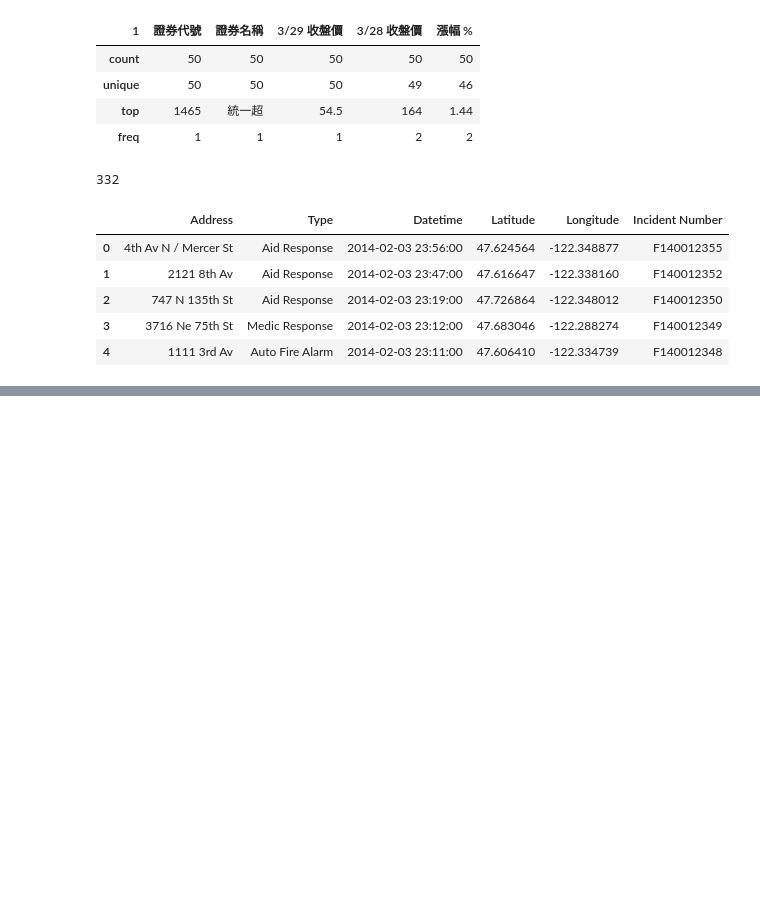
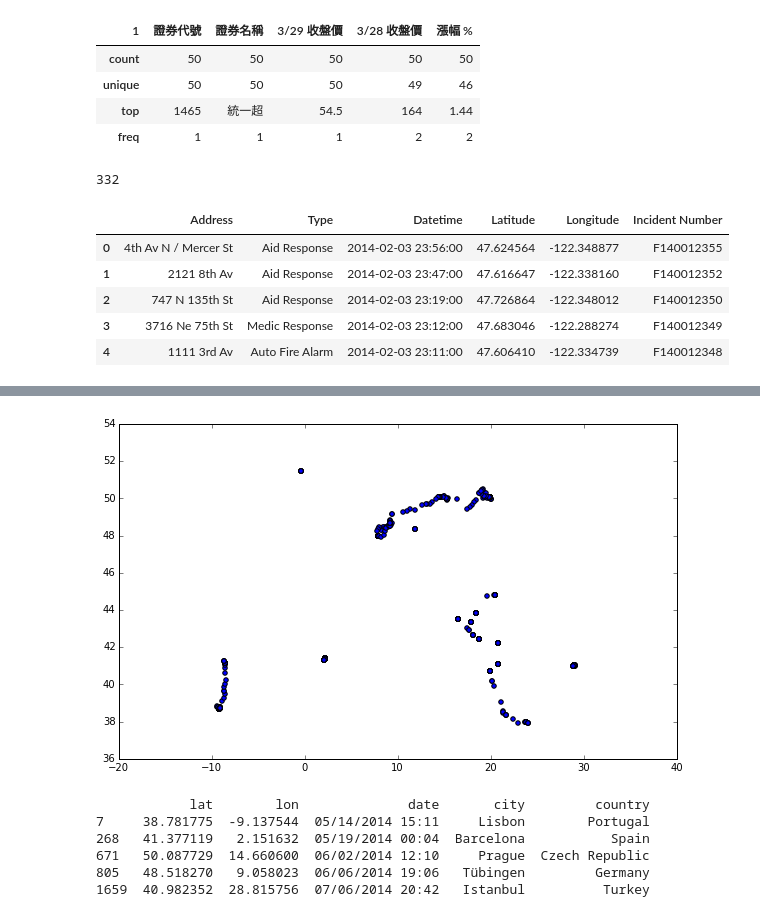
Before and after one commit to bcc2xp/2016NCCU, a Jupyter notebook: 20160330Demo.ipynb, the cells around one changed output, grey strips where cells are left out. Cells and saved outputs as stored; diff of their text form; code cells hidden in the pictures; blank space fills up the shorter version.

Commit message:
add data

```diff
--- a/20160330Demo.ipynb
+++ b/20160330Demo.ipynb
@@ -150,0 +91,4 @@ plot_hotspots(hotspots_via_random, seattle_fire_response_xys, radius_in_meters)
+# %%
+import pandas as pd
+df = pd.read_csv('data/gps.csv')
+df.head()
@@ -150,0 +113,3 @@ plot_hotspots(hotspots_via_random, seattle_fire_response_xys, radius_in_meters)
+# %%
+coordinates = df.as_matrix(columns=['lon', 'lat'])
+print type(coordinates)
@@ -150,0 +124,7 @@ plot_hotspots(hotspots_via_random, seattle_fire_response_xys, radius_in_meters)
+# %%
+import matplotlib.pyplot as plt
+plt.figure(figsize=(10, 6), dpi=100)
+co_scatter = plt.scatter(coordinates[:,0], coordinates[:,1])
+plt.show()
+# %% [output]
+[figure, added]
@@ -150,0 +137,9 @@ plot_hotspots(hotspots_via_random, seattle_fire_response_xys, radius_in_meters)
+# %%
+print most
+# %% [output]
+            lat        lon              date       city         country
+7     38.781775  -9.137544  05/14/2014 15:11     Lisbon        Portugal
+268   41.377119   2.151632  05/19/2014 00:04  Barcelona           Spain
+671   50.087729  14.660600  06/02/2014 12:10     Prague  Czech Republic
+805   48.518270   9.058023  06/06/2014 19:06   Tübingen         Germany
+1659  40.982352  28.815756  07/06/2014 20:42   Istanbul          Turkey
```
Also changed, not shown: parts of 31 cells of this notebook, 1 other file.
